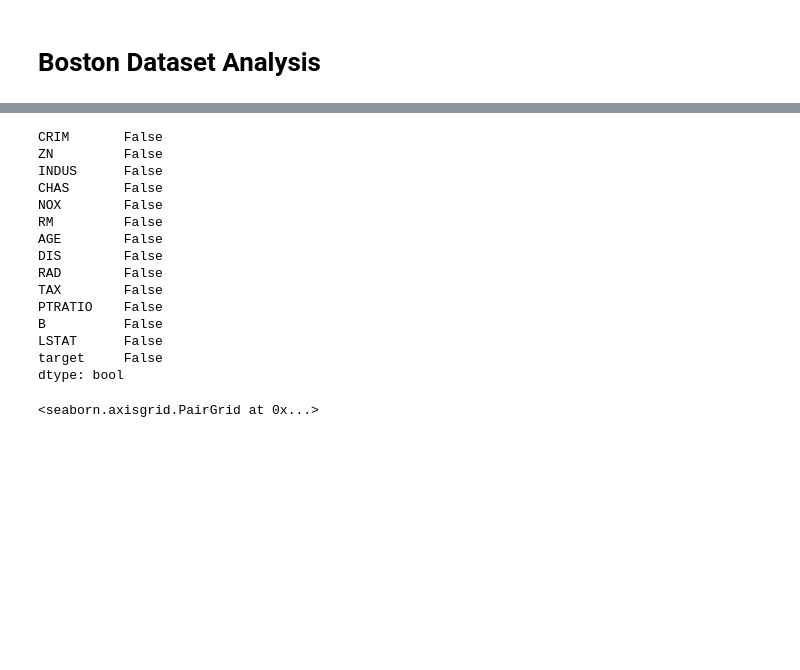
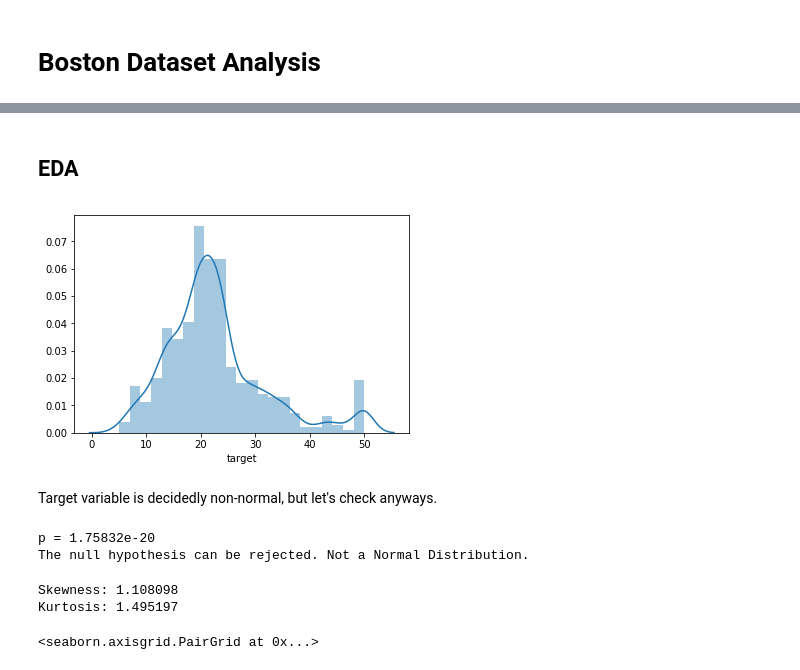
Before and after one commit to mcminnra/notebooks, a Jupyter notebook: data_analysis/boston.ipynb, the cells around one changed output, grey strips where cells are left out. Cells and saved outputs as stored; diff of their text form; code cells hidden in the pictures; blank space fills up the shorter version.

```diff
--- a/data_analysis/boston.ipynb
+++ b/data_analysis/boston.ipynb
@@ -124,25 +128,34 @@ df.describe()
 | 50% | 0.256510 | 0.000000 | 9.690000 | 0.000000 | 0.538000 | 6.208500 | 77.500000 | 3.207450 | 5.000000 | 330.000000 | 19.050000 | ... |
 | 75% | 3.647423 | 12.500000 | 18.100000 | 0.000000 | 0.624000 | 6.623500 | 94.075000 | 5.188425 | 24.000000 | 666.000000 | 20.200000 | ... |
 | max | 88.976200 | 100.000000 | 27.740000 | 1.000000 | 0.871000 | 8.780000 | 100.000000 | 12.126500 | 24.000000 | 711.000000 | 22.000000 | ... |
-# %%
-# Missing Values Check
-df.isnull().any()
-# %% [output]
-CRIM       False
-ZN         False
-INDUS      False
-CHAS       False
-NOX        False
-RM         False
-AGE        False
-DIS        False
-RAD        False
-TAX        False
-PTRATIO    False
-B          False
-LSTAT      False
-target     False
-dtype: bool
+# %% [markdown]
+## EDA
+# %%
+# Get a sense of our target variable (House prices in $1000's)
+
+sns.distplot(df['target']);
+# %% [output]
+[figure, added]
+# %% [markdown]
+Target variable is decidedly non-normal, but let's check anyways.
+# %%
+k2, p = stats.normaltest(df['target'])
+alpha = 0.05
+print("p = {:g}".format(p))
+
+if p < alpha:  # null hypothesis: x comes from a normal distribution
+    print("The null hypothesis can be rejected. Not a Normal Distribution.")
+else:
+    print("The null hypothesis cannot be rejected. May be a Normal Distribution.")
+# %% [output]
+p = 1.75832e-20
+The null hypothesis can be rejected. Not a Normal Distribution.
+# %%
+print("Skewness: %f" % df['target'].skew())
+print("Kurtosis: %f" % df['target'].kurt())
+# %% [output]
+Skewness: 1.108098
+Kurtosis: 1.495197
 # %%
 # Pair Plot
 sns.pairplot(df)
```
Also changed, not shown: parts of 24 cells of this notebook.
